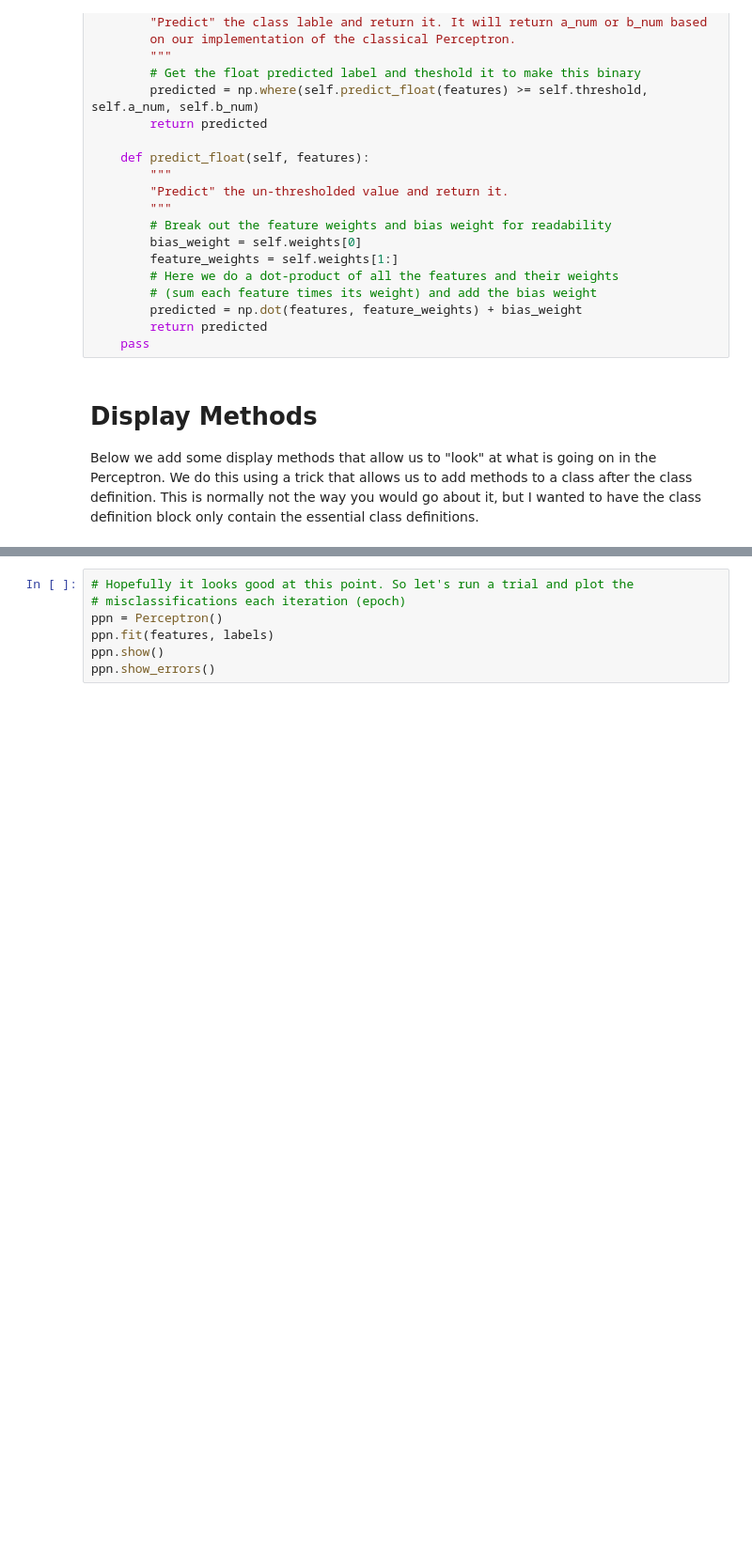
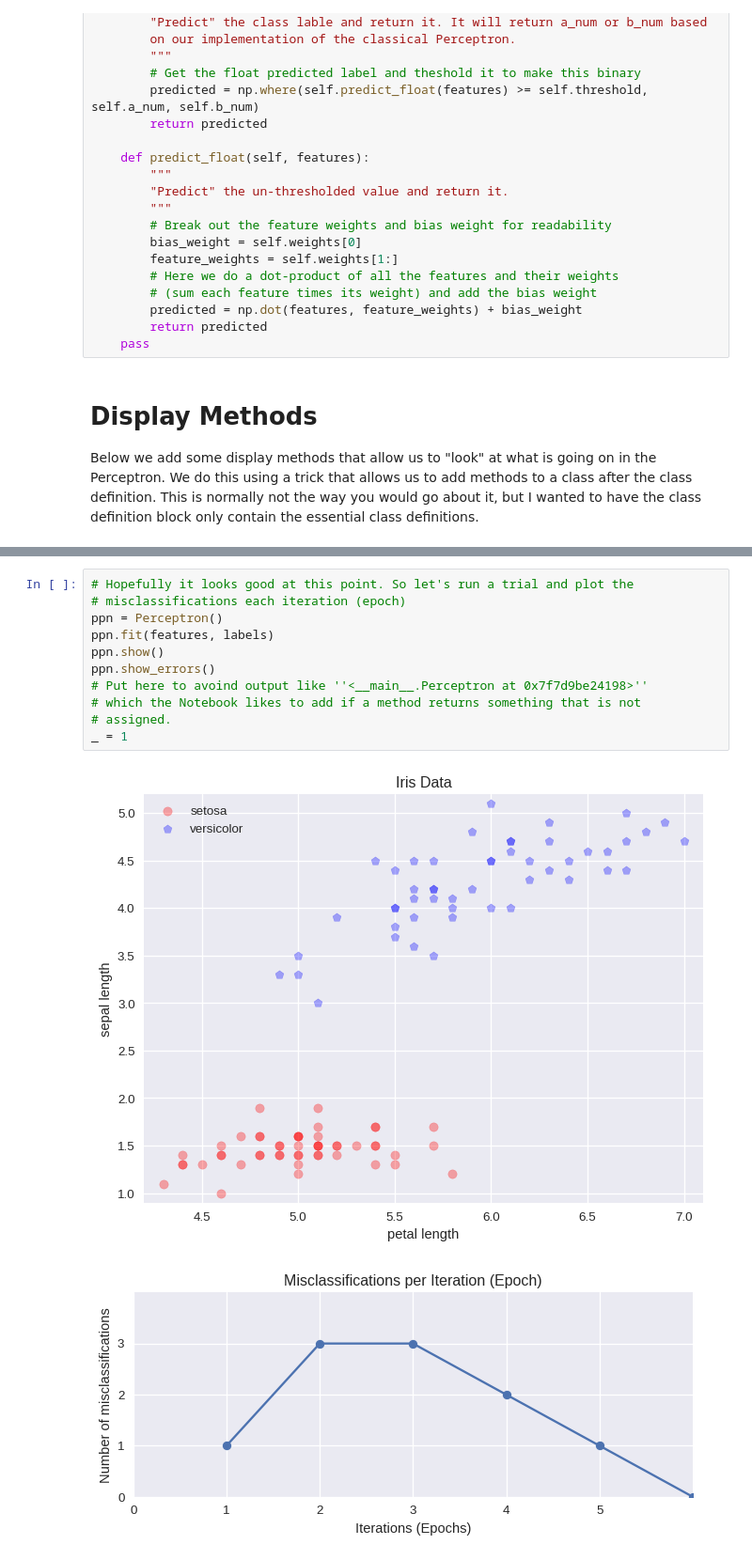
Before and after one commit to fariello/cscie86, a Jupyter notebook: colab/perceptron/perceptron.ipynb, the cells around one changed output, grey strips where cells are left out. Shown at 94% size. Drawn from its saved outputs; the diff is of its cells as text; blank space fills up the shorter version.

```diff
--- a/colab/perceptron/perceptron.ipynb
+++ b/colab/perceptron/perceptron.ipynb
@@ -435,9 +511,16 @@ Perceptron.show = show
 # %%
 # Hopefully it looks good at this point. So let's run a trial and plot the
 # misclassifications each iteration (epoch)
 ppn = Perceptron()
 ppn.fit(features, labels)
 ppn.show()
 ppn.show_errors()
+# Put here to avoind output like ''<__main__.Perceptron at 0x7f7d9be24198>''
+# which the Notebook likes to add if a method returns something that is not
+# assigned.
+_ = 1
+# %% [output]
+[figure, added]
+[figure, added]
 # %%
 # If we want to see the decision, we can plot it
```
Also changed, not shown: parts of 16 cells of this notebook.
